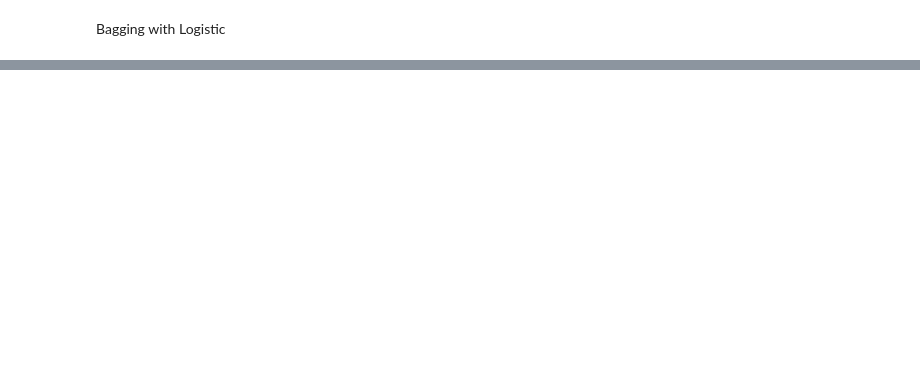
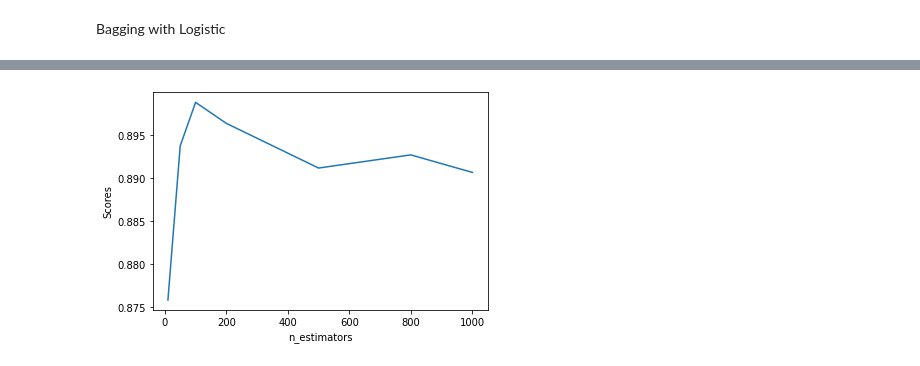
Before and after one commit to abdulaziz2208/CardiovascularRisk-Pred, a Jupyter notebook: CardiovascularPred.ipynb, the cells around one changed output, grey strips where cells are left out. Drawn from its saved outputs; the diff is of its cells as text; code cells hidden in the pictures; blank space fills up the shorter version.

Commit message:
Added AdaBoost model

```diff
--- a/CardiovascularPred.ipynb
+++ b/CardiovascularPred.ipynb
@@ -804,0 +823,15 @@ F1-Score 0.676
+# %%
+
+clf_adb_svc = AdaBoostClassifier(random_state=1,base_estimator=SVC(kernel='rbf', C=1E6,random_state=1,probability=True))
+clf_adb_svc.fit(X_train, y_train)
+
+# #############
+y_pred_adb_svc=clf_adb.predict(X_test)
+## Metrics
+precision = precision_score(y_test, y_pred_adb_svc)
+recall = recall_score(y_test, y_pred_adb_svc)
+print("Precision: {:.3f}".format(precision))
+print("Recall: {:.3f}".format(recall))
+print ("F1-Score {:.3f}".format(2*precision*recall/(recall+precision)))
+accuracy =accuracy_score(y_test, y_pred_adb_svc)
+print(accuracy)
@@ -804,0 +854,16 @@ F1-Score 0.676
+# %%
+# define models and parameters
+model = AdaBoostClassifier(random_state=1)
+n_estimators = [10,50, 100,200,500, 800,1000]
+# define grid search
+grid = dict(n_estimators=n_estimators)
+#cv = RepeatedStratifiedKFold(n_splits=5, n_repeats=3, random_state=1)
+grid_search = GridSearchCV(estimator=model, param_grid=grid, n_jobs=-1, cv=5, scoring='f1',error_score=0)
+grid_result = grid_search.fit(X_train, y_train)
+# summarize results
+print("Best: %f using %s" % (grid_result.best_score_, grid_result.best_params_))
+means = grid_result.cv_results_['mean_test_score']
+stds = grid_result.cv_results_['std_test_score']
+params = grid_result.cv_results_['params']
+for mean, stdev, param in zip(means, stds, params):
+    print("%f (%f) with: %r" % (mean, stdev, param))
@@ -804,0 +879,11 @@ F1-Score 0.676
+# %%
+means = grid_result.cv_results_['mean_test_score']
+#stds = grid_result.cv_results_['std_test_score']
+params = grid_result.cv_results_['param_n_estimators']
+df_scores=pd.DataFrame(zip(means, params),columns=['Scores','n_estimators'])
+
+#plt.ylim(0, 20)
+#plt.xlim(10, None)
+sns.lineplot(data=df_scores,y='Scores',x='n_estimators',markers='True');
+# %% [output]
+[figure, added]
```
Also changed, not shown: parts of 61 cells of this notebook.
